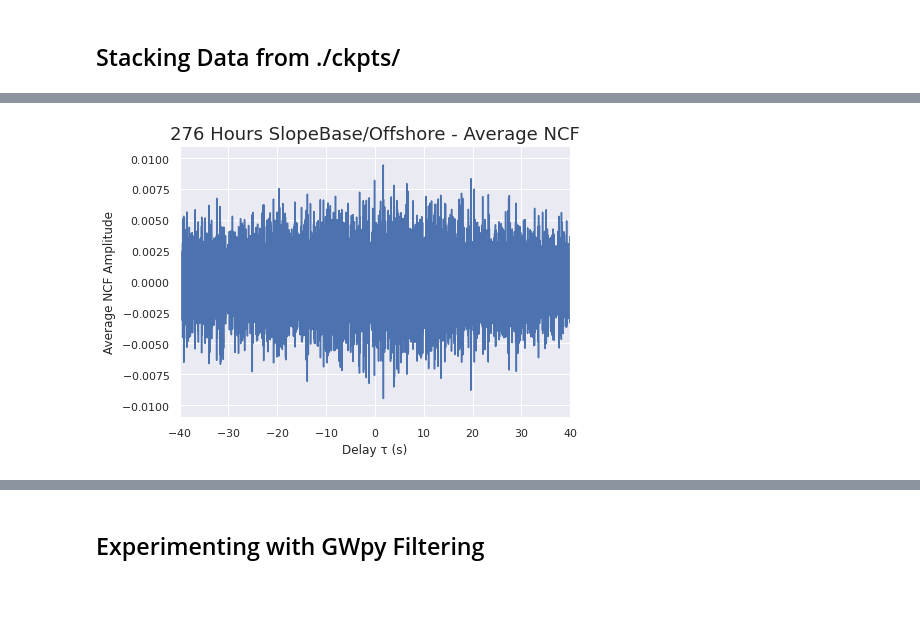
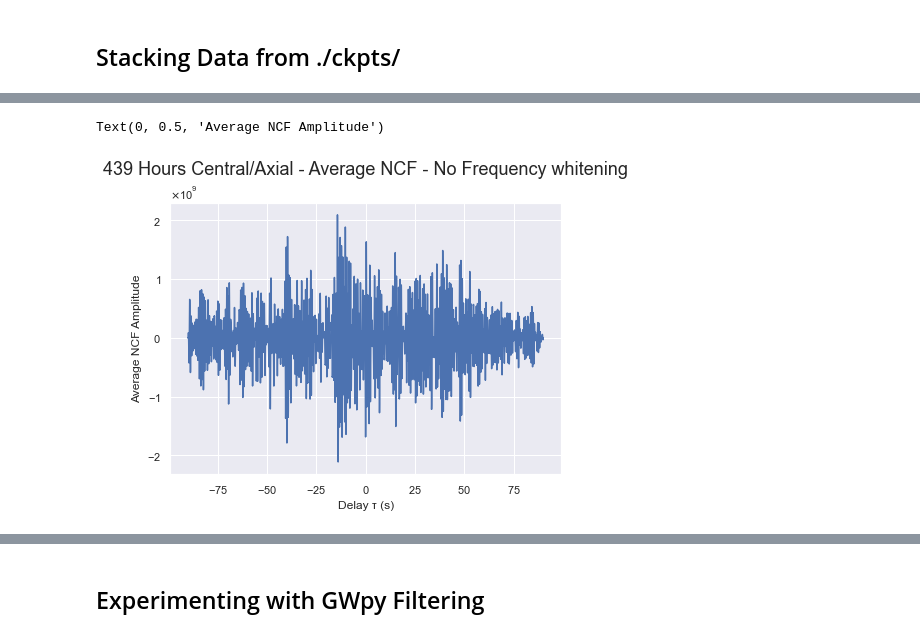
Before and after one commit to John-Ragland/Noise_Interferometry, a Jupyter notebook: Noise_Interferometry.ipynb, the cells around one changed output, grey strips where cells are left out. Drawn from its saved outputs; the diff is of its cells as text; code cells hidden in the pictures; blank space fills up the shorter version.

```diff
--- a/Noise_Interferometry.ipynb
+++ b/Noise_Interferometry.ipynb
@@ -140,6 +145,6 @@ broadband
 # %%
 #60 hours
-num_periods = 400
+num_periods = 500
 NCF_available = np.zeros((num_periods,1))
 num_available = 0
 
@@ -171,35 +174,37 @@ Number of Available Hours: 314
 ## Stacking Data from ./ckpts/
 # %%
 import progressbar
-bar = progressbar.ProgressBar(maxval=400, \
+bar = progressbar.ProgressBar(maxval=500, \
     widgets=[progressbar.Bar('=', '[', ']'), ' ', progressbar.Percentage()])
 bar.start()
 
-#60 hours
 invalid = 0
-for k in range(400):
+for k in range(350):
     ckpt_name = os.path.dirname(os.getcwd()) + '/NCFs/ckpts_5/ckpt_'+ str(k) +'.pkl'
     try:
         with open(ckpt_name, 'rb') as f:
             xcorr_1hr = pickle.load(f)
     except:
         invalid = invalid + 1
+        print('invalid')
         continue
     if np.isnan(np.sum(xcorr_1hr)):
         invalid = invalid + 1
     else:
-        if k == 0:
+        try:
+            xcorr = xcorr + xcorr_1hr
+            print('valid')
+        except NameError:
             xcorr = xcorr_1hr
-        else:
-            xcorr = xcorr + xcorr_1hr
+
     bar.update(k)
 
 bar.finish()
 #Make XCORR Sum XCORR average
 #xcorr = xcorr/15360
 #xcorr = xcorr/7200
-xcorr = xcorr/11040
+#xcorr = xcorr/17560
 #xcorr = xcorr/8480
-print(invalid)
+print(f'Number of Invalid Periods: {invalid}')
 # %% [output]
 [========================================================================] 100%
@@ -207,17 +228,20 @@ print(invalid)
 # %%
 #Plot Xcorr
-dt = 1/64000
+dt = 1/200
 t = np.arange(-xcorr.shape[0]*dt/2,xcorr.shape[0]*dt/2,dt)
 
 sns.set()
 f1 = plt.figure(figsize=(7,5))
 plt.plot(t, xcorr)
-plt.title('276 Hours SlopeBase/Offshore - Average NCF',fontsize=18)
-plt.xlim([-40,40])
+plt.title('439 Hours Central/Axial - Average NCF - No Frequency whitening',fontsize=18, y=1.08)
+
 plt.xlabel('Delay τ (s)')
 plt.ylabel('Average NCF Amplitude')
-plt.ylim([-0.011, 0.011])
 
-f1.savefig('276_hours_slopebase_offshore_avg_consty.png',dpi=500)
+#plt.plot([-18.2, -18.2],[-2e+11, 2e+11],'g--')
+#plt.plot([18.2, 18.2],[-2e+11, 2e+11],'g--')
+#plt.ylim([-2.5e+11,2.5e+11])
+#f1.savefig('439_hours_Central_Axial_avg_sabra.png',dpi=500)
 # %% [output]
+Text(0, 0.5, 'Average NCF Amplitude')
-[figure, old version]
+[figure, new version]
```
Also changed, not shown: parts of 11 cells of this notebook, 3 other files.
